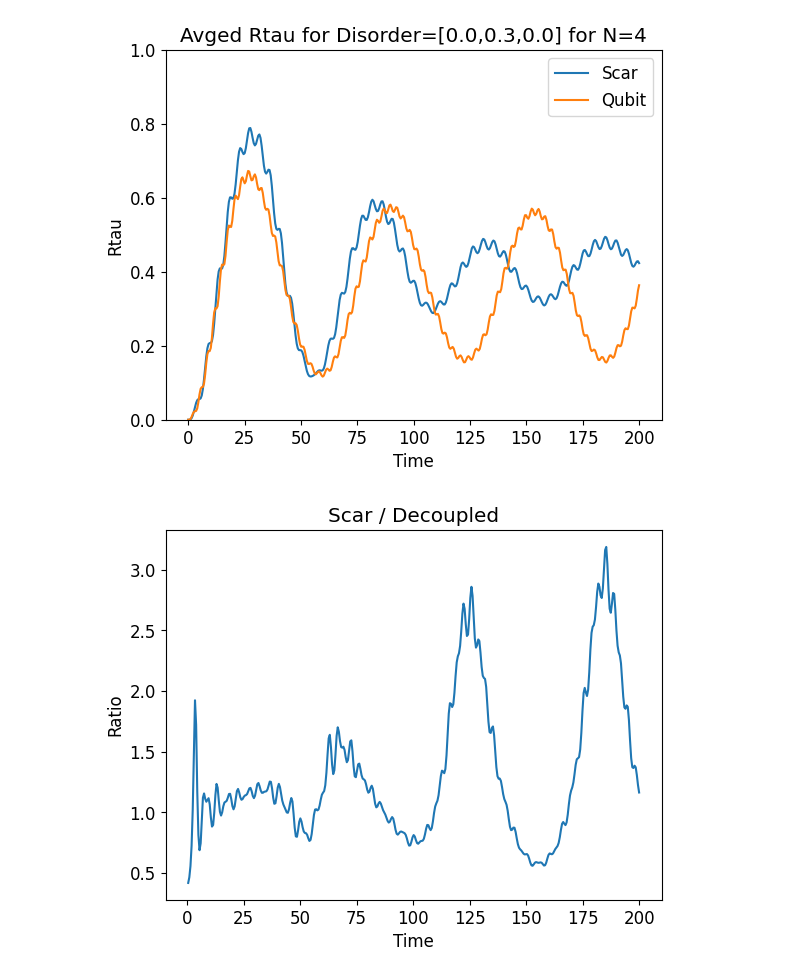
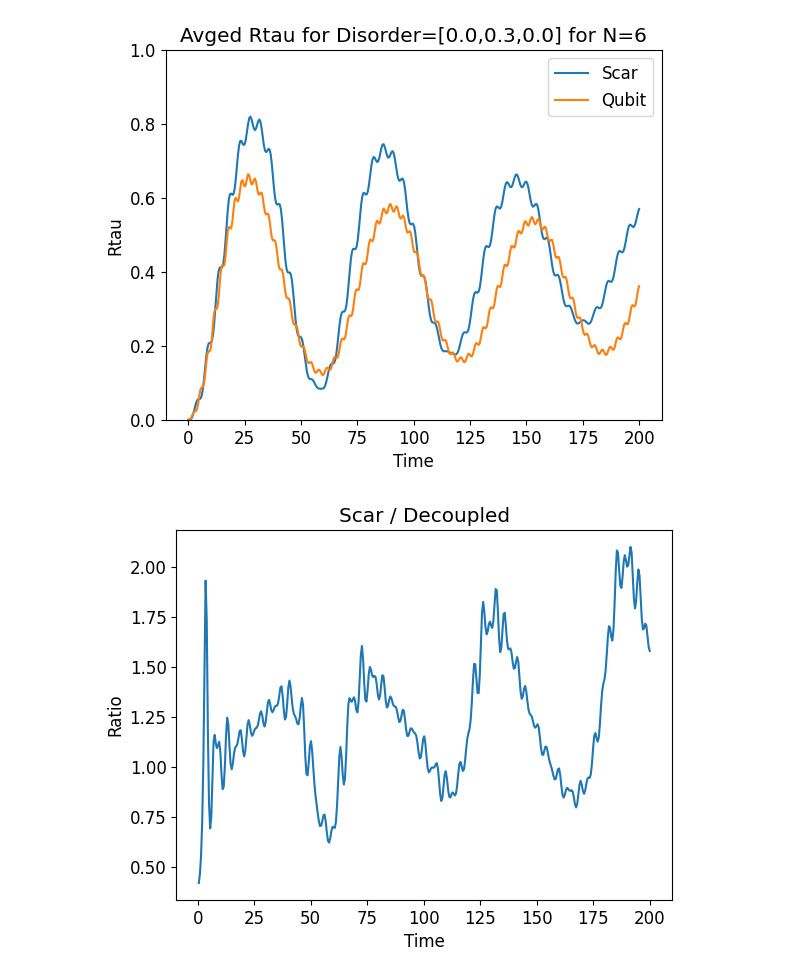
Before and after one commit to Idden/Quantum-Internship, a Jupyter notebook: Quantum_Batteries_Scars/disorder_tests/not_so_incredible_plot_sigx.ipynb, the cells around one changed output. Drawn from its saved outputs; the diff is of its cells as text; code cells hidden in the pictures.

Commit message:
6 8 10 qubits dis sim

```diff
--- a/Quantum_Batteries_Scars/disorder_tests/not_so_incredible_plot_sigx.ipynb
+++ b/Quantum_Batteries_Scars/disorder_tests/not_so_incredible_plot_sigx.ipynb
@@ -5,14 +5,14 @@ import matplotlib.pyplot as plt
 from quantumScarFunctions import *
 from quantumScarsPlotting import *
 # %%
-N = 4
+N = 6
 wd = 0.6365091993031
 wm = 1.0
 freq_dis = 0.00
 indv_qubit = False
 t_max = 200
 tlist = np.linspace(0, t_max, 400)
-reals = 100
+reals = 300
 rand = True
 z_ham = False
 dis = 0.3
@@ -24,9 +24,11 @@ dx = dis
 args = {"A": 0.1, "omega": wd}
 qargs = {"A": 0.1, "omega": wm}
 
+H0_clean, H1, eigenvalues, eigenstates, psi0, basisList = get_scar_ham(N)
+
 full_scar = 0
 for _ in range(reals):
-    H0, H1, eigenvalues, eigenstates, psi0, basisList = get_scar_ham(N, ham_disorder=[dz, dy, dx], random_seed=rand, indv_qubit=indv_qubit)
+    H0, eigenvalues, eigenstates = getDisorderedScarHam(H0_clean, N, basisList, ham_disorder=[dz, dy, dx])
     bandwidth = eigenvalues[-1] - eigenvalues[0]
 
     H = qt.QobjEvo([H0, [H1, coeff]], args=args)
@@ -36,9 +38,11 @@ for _ in range(reals):
 
 xfull_scar = full_scar / reals
 
+qH0_clean, qH1, qeigenvalues, qeigenstates = get_qubit_ham(N)
+
 full_qubit = 0
 for _ in range(reals):
-    qH0, qH1, qeigenvalues, qeigenstates = get_qubit_ham(N, wm=wm, ham_disorder=[dz, dy, dx], random_seed=rand, indv_qubit=indv_qubit, sigz_ham=z_ham)
+    qH0, qeigenvalues, qeigenstates = getDisorderedQubitHam(qH0_clean, N, ham_disorder=[dz, dy, dx])
     qbandwidth = qeigenvalues[-1] - qeigenvalues[0]
 
     qH = qt.QobjEvo([qH0, [qH1, coeff]], args=qargs)
@@ -70,9 +74,14 @@ dz = 0.0
 dy = dis
 dx = 0.0
 
+args = {"A": 0.1, "omega": wd}
+qargs = {"A": 0.1, "omega": wm}
+
+H0_clean, H1, eigenvalues, eigenstates, psi0, basisList = get_scar_ham(N)
+
 full_scar = 0
 for _ in range(reals):
-    H0, H1, eigenvalues, eigenstates, psi0, basisList = get_scar_ham(N, ham_disorder=[dz, dy, dx], random_seed=rand, indv_qubit=indv_qubit)
+    H0, eigenvalues, eigenstates = getDisorderedScarHam(H0_clean, N, basisList, ham_disorder=[dz, dy, dx])
     bandwidth = eigenvalues[-1] - eigenvalues[0]
 
     H = qt.QobjEvo([H0, [H1, coeff]], args=args)
@@ -81,37 +90,38 @@ for _ in range(reals):
     full_scar += Rtau_scar
 
 yfull_scar = full_scar / reals
 
+qH0_clean, qH1, qeigenvalues, qeigenstates = get_qubit_ham(N)
+
 full_qubit = 0
 for _ in range(reals):
-    qH0, qH1, qeigenvalues, qeigenstates = get_qubit_ham(N, wm=wm, ham_disorder=[dz, dy, dx], random_seed=rand, indv_qubit=indv_qubit, sigz_ham=z_ham)
-    qeigenvalues, qeigenstates = qH0.eigenstates()
+    qH0, qeigenvalues, qeigenstates = getDisorderedQubitHam(qH0_clean, N, ham_disorder=[dz, dy, dx])
     qbandwidth = qeigenvalues[-1] - qeigenvalues[0]
 
     qH = qt.QobjEvo([qH0, [qH1, coeff]], args=qargs)
     qpsi_t = qt.sesolve(qH, qeigenstates[0], tlist, e_ops=[qH0])
     Rtau_qubit = np.array(np.real(qpsi_t.expect[0] - qpsi_t.expect[0][0]) / qbandwidth)
     full_qubit += Rtau_qubit
 
 yfull_qubit = full_qubit / reals
 
 plt.title(f"Avged Rtau for Disorder=[{dz},{dy},{dx}] for N={N}")
 plt.xlabel("Time")
 plt.ylabel("Rtau")
 plt.plot(tlist, yfull_scar, label="Scar")
 plt.plot(tlist, yfull_qubit, label="Qubit")
 plt.legend()
 plt.ylim(0, 1)
 plt.show()
 
 plt.title("Scar / Decoupled")
 plt.xlabel("Time")
 plt.ylabel("Ratio")
 plt.plot(tlist, yfull_scar / yfull_qubit)
 plt.show()
 # %% [output]
-[figure, old version]
+[figure, new version]
-[figure, old version]
+[figure, new version]
 # %%
 dz = dis
 dy = 0.0
```
Also changed, not shown: parts of 3 cells of this notebook.
